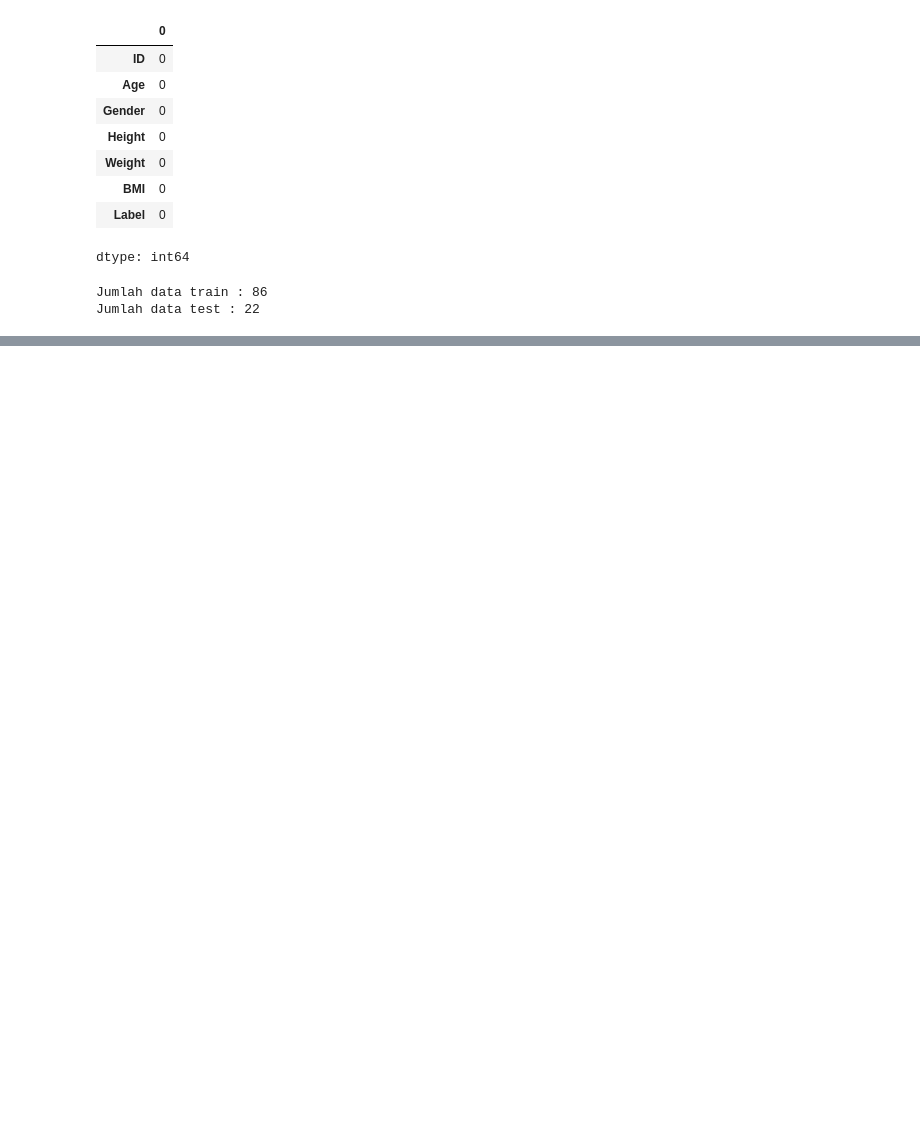
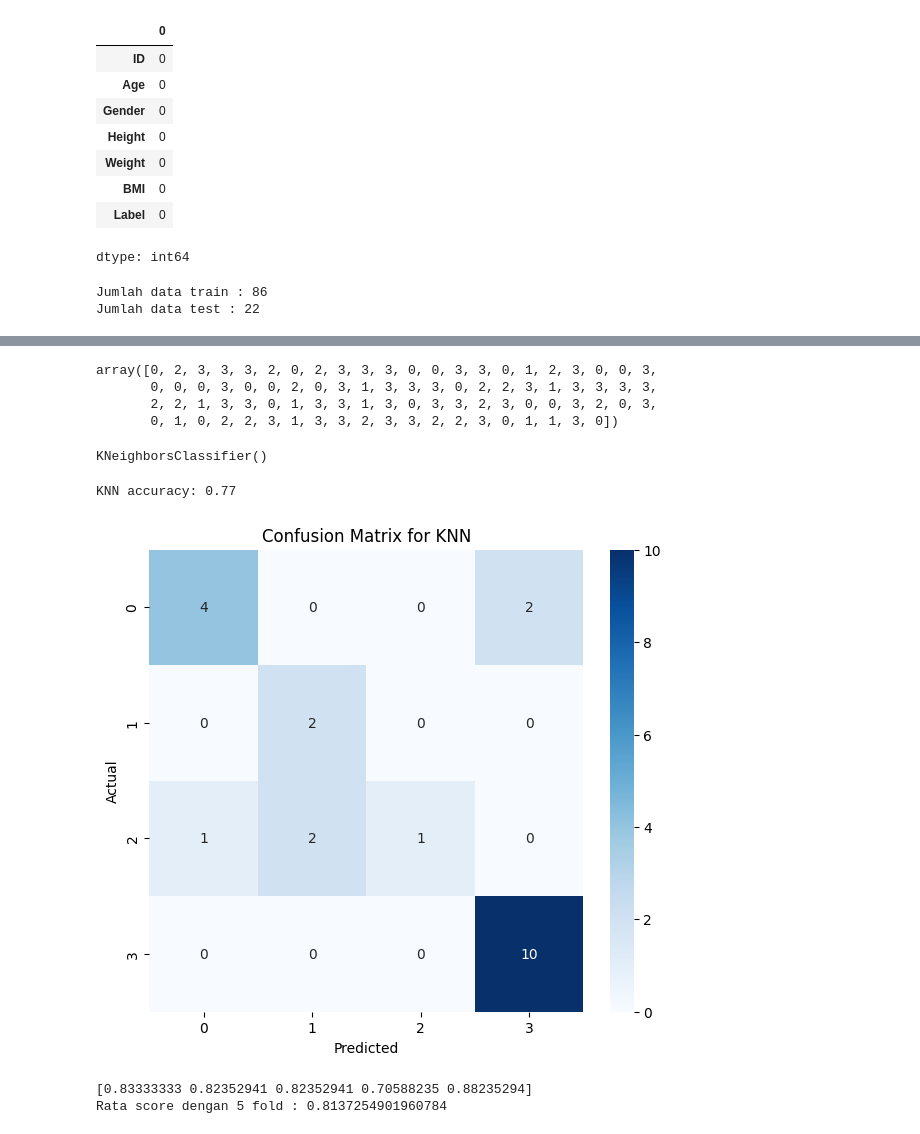
Before and after one commit to ADRIFAOZAN/UAS-AI, a Jupyter notebook: Klasifikasi_Obesitas.ipynb, the cells around one changed output, grey strips where cells are left out. Cells and saved outputs as stored; diff of their text form; code cells hidden in the pictures; blank space fills up the shorter version.

```diff
--- a/Klasifikasi_Obesitas.ipynb
+++ b/Klasifikasi_Obesitas.ipynb
@@ -75,3 +55,10 @@ Jumlah data train : 86
 Jumlah data test : 22
 # %%
 from sklearn.preprocessing import StandardScaler, OneHotEncoder, LabelEncoder
+# %%
+x_train = pd.get_dummies(x_train, drop_first=True)
+x_test = pd.get_dummies(x_test, drop_first=True)
+x_test = x_test.reindex(columns=x_train.columns, fill_value=0)
+scl = StandardScaler()
+x_train_scl = scl.fit_transform(x_train)
+x_test_scl = scl.transform(x_test)
@@ -77,0 +118,11 @@ from sklearn.preprocessing import StandardScaler, OneHotEncoder, LabelEncoder
+# %%
+lbl_encoder = LabelEncoder()
+y_train_enc = lbl_encoder.fit_transform(y_train)
+y_test_enc = lbl_encoder.transform(y_test)
+# %%
+y_train_enc
+# %% [output]
+array([0, 2, 3, 3, 3, 2, 0, 2, 3, 3, 3, 0, 0, 3, 3, 0, 1, 2, 3, 0, 0, 3,
+       0, 0, 0, 3, 0, 0, 2, 0, 3, 1, 3, 3, 3, 0, 2, 2, 3, 1, 3, 3, 3, 3,
+       2, 2, 1, 3, 3, 0, 1, 3, 3, 1, 3, 0, 3, 3, 2, 3, 0, 0, 3, 2, 0, 3,
+       0, 1, 0, 2, 2, 3, 1, 3, 3, 2, 3, 3, 2, 2, 3, 0, 1, 1, 3, 0])
@@ -77,0 +131,5 @@ from sklearn.preprocessing import StandardScaler, OneHotEncoder, LabelEncoder
+# %%
+knn_classifier = KNeighborsClassifier(n_neighbors=5)
+knn_classifier.fit(x_train_scl, y_train_enc)
+# %% [output]
+KNeighborsClassifier()
@@ -77,0 +138,22 @@ from sklearn.preprocessing import StandardScaler, OneHotEncoder, LabelEncoder
+# %%
+knn_predictions = knn_classifier.predict(x_test_scl)
+knn_accuracy = accuracy_score(y_test_enc, knn_predictions)
+
+print(f'KNN accuracy: {knn_accuracy:.2f}')
+# %% [output]
+KNN accuracy: 0.77
+# %%
+from sklearn.metrics import confusion_matrix
+import matplotlib.pyplot as plt
+import seaborn as sns
+
+cm = confusion_matrix(y_test_enc, knn_predictions)
+plt.figure(figsize=(7, 6))
+sns.heatmap(cm, annot=True, fmt='d', cmap='Blues')
+
+plt.title('Confusion Matrix for KNN')
+plt.xlabel('Predicted')
+plt.ylabel('Actual')
+plt.show()
+# %% [output]
+[figure, added]
@@ -77,0 +162,8 @@ from sklearn.preprocessing import StandardScaler, OneHotEncoder, LabelEncoder
+# %%
+knn=KNeighborsClassifier(n_neighbors=5)
+score_sc=cross_val_score(knn,x_train_scl,y_train_enc,cv=5)
+print(score_sc)
+print(f"Rata score dengan 5 fold : {score_sc.mean()}")
+# %% [output]
+[0.83333333 0.82352941 0.82352941 0.70588235 0.88235294]
+Rata score dengan 5 fold : 0.8137254901960784
```
Also changed, not shown: parts of 13 cells of this notebook.
